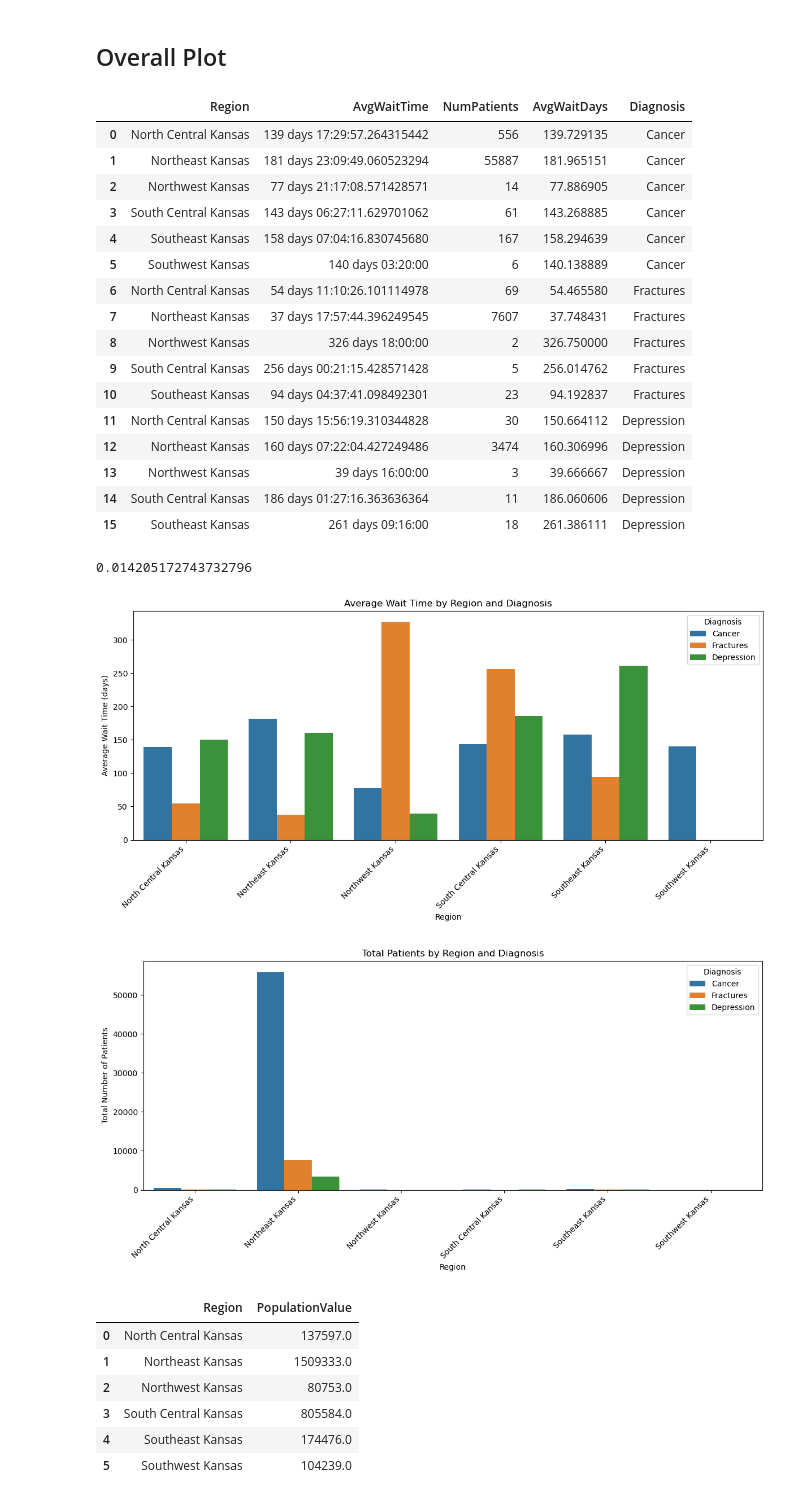
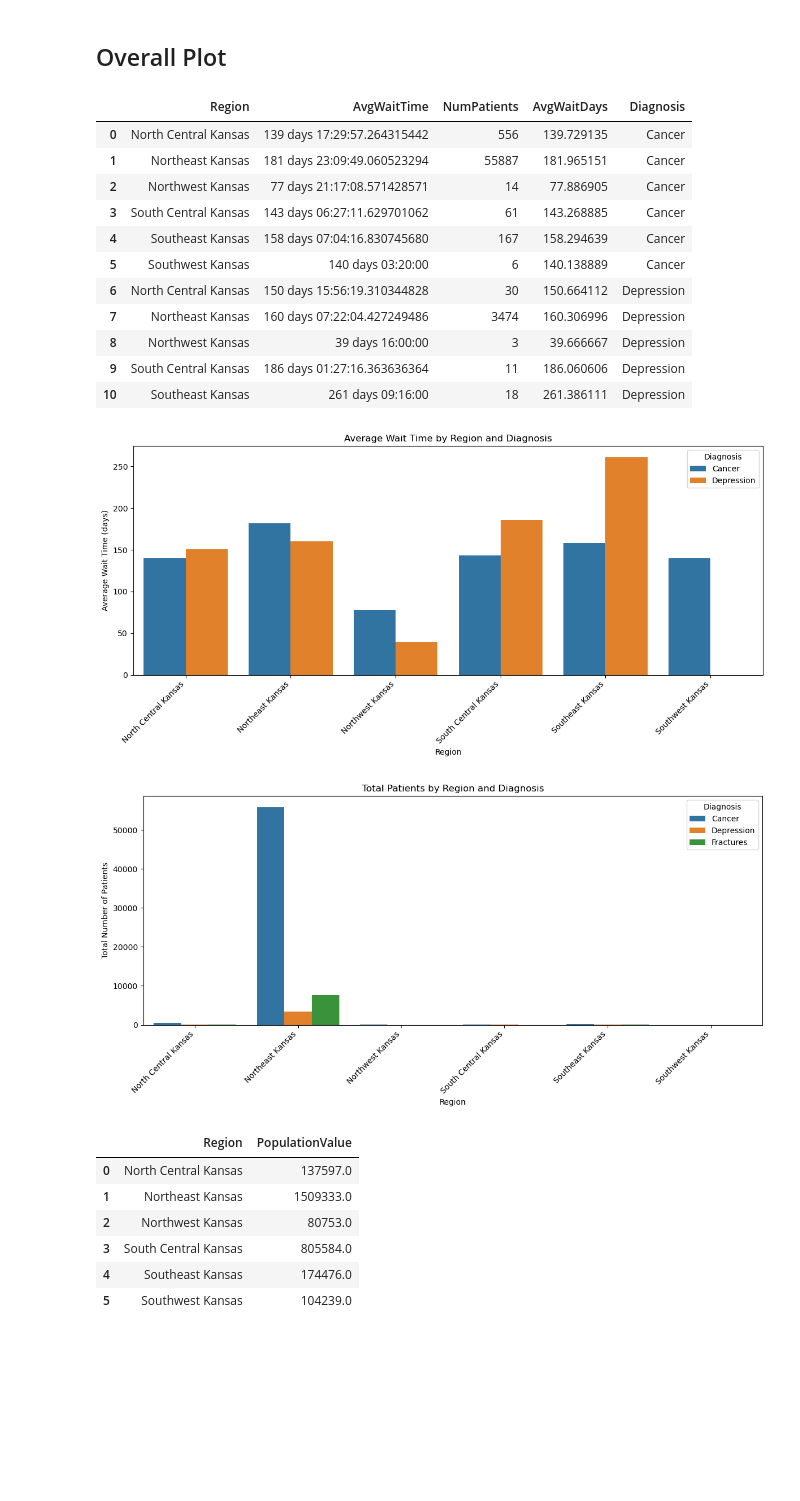
Before and after one commit to Takeshi-Chang/nu-datafest-2026, a Jupyter notebook: Cleaning_Hannah.ipynb, the cells around one changed output. Drawn from its saved outputs; the diff is of its cells as text; code cells hidden in the pictures; blank space fills up the shorter version.

```diff
--- a/Cleaning_Hannah.ipynb
+++ b/Cleaning_Hannah.ipynb
@@ -589,10 +593,10 @@ cancer_region_wt["Diagnosis"] = "Cancer"
 fractures_region_wt["Diagnosis"] = "Fractures"
 depressives_region_wt["Diagnosis"] = "Depression"
 # %%
-overall_region_wt = pd.concat([cancer_region_wt, fractures_region_wt, depressives_region_wt],
+cancer_depression_region_wt = pd.concat([cancer_region_wt, depressives_region_wt],
     ignore_index=True)
 # %%
-overall_region_wt
+cancer_depression_region_wt
 # %% [output]
 |  | Region | AvgWaitTime | NumPatients | AvgWaitDays | Diagnosis |
 | 0 | North Central Kansas | 139 days 17:29:57.264315442 | 556 | 139.729135 | Cancer |
@@ -601,23 +605,11 @@ overall_region_wt
 | 3 | South Central Kansas | 143 days 06:27:11.629701062 | 61 | 143.268885 | Cancer |
 | 4 | Southeast Kansas | 158 days 07:04:16.830745680 | 167 | 158.294639 | Cancer |
 | 5 | Southwest Kansas | 140 days 03:20:00 | 6 | 140.138889 | Cancer |
-| 6 | North Central Kansas | 54 days 11:10:26.101114978 | 69 | 54.465580 | Fractures |
-| 7 | Northeast Kansas | 37 days 17:57:44.396249545 | 7607 | 37.748431 | Fractures |
-| 8 | Northwest Kansas | 326 days 18:00:00 | 2 | 326.750000 | Fractures |
-| 9 | South Central Kansas | 256 days 00:21:15.428571428 | 5 | 256.014762 | Fractures |
-| 10 | Southeast Kansas | 94 days 04:37:41.098492301 | 23 | 94.192837 | Fractures |
-| 11 | North Central Kansas | 150 days 15:56:19.310344828 | 30 | 150.664112 | Depression |
-| 12 | Northeast Kansas | 160 days 07:22:04.427249486 | 3474 | 160.306996 | Depression |
-| 13 | Northwest Kansas | 39 days 16:00:00 | 3 | 39.666667 | Depression |
-| 14 | South Central Kansas | 186 days 01:27:16.363636364 | 11 | 186.060606 | Depression |
-| 15 | Southeast Kansas | 261 days 09:16:00 | 18 | 261.386111 | Depression |
+| 6 | North Central Kansas | 150 days 15:56:19.310344828 | 30 | 150.664112 | Depression |
+| 7 | Northeast Kansas | 160 days 07:22:04.427249486 | 3474 | 160.306996 | Depression |
+| 8 | Northwest Kansas | 39 days 16:00:00 | 3 | 39.666667 | Depression |
+| 9 | South Central Kansas | 186 days 01:27:16.363636364 | 11 | 186.060606 | Depression |
+| 10 | Southeast Kansas | 261 days 09:16:00 | 18 | 261.386111 | Depression |
-# %%
-non_nek = overall_region_wt[overall_region_wt["Region"] != "Northeast Kansas"]["NumPatients"].sum()
-total = overall_region_wt["NumPatients"].sum()
-
-print(non_nek / total)
-# %% [output]
-0.014205172743732796
 # %%
 plt.figure(figsize=(12, 6))
 
@@ -636,26 +628,29 @@ plt.legend(title="Diagnosis")
 plt.tight_layout()
 plt.show()
 # %% [output]
-[figure, old version]
+[figure, new version]
 # %%
+overall_region_wt = pd.concat([cancer_depression_region_wt, fractures_region_wt],
+    ignore_index=True)
+
 plt.figure(figsize=(12, 6))
 
 sns.barplot(
     data=overall_region_wt,
     x="Region",
     y="NumPatients",
     hue="Diagnosis"
 )
 
 plt.xticks(rotation=45, ha="right")
 plt.xlabel("Region")
 plt.ylabel("Total Number of Patients")
 plt.title("Total Patients by Region and Diagnosis")
 plt.legend(title="Diagnosis")
 plt.tight_layout()
 plt.show()
 # %% [output]
-[figure, old version]
+[figure, new version]
 # %%
 tiger_geo
 tiger_geo["CountyCode"] = tiger_geo["CountyFips"].str[-3:]
```
Also changed, not shown: parts of 2 cells of this notebook.
